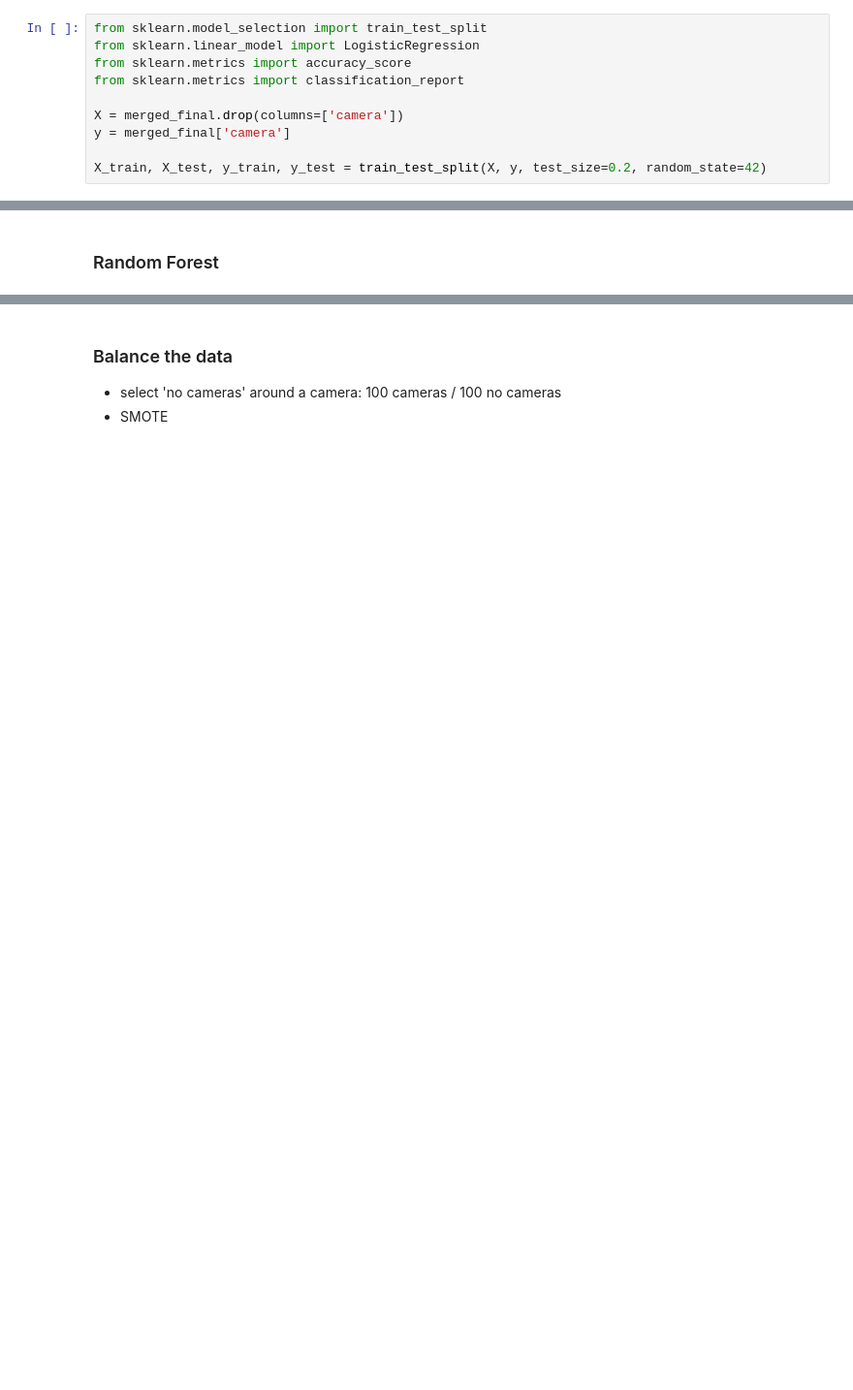
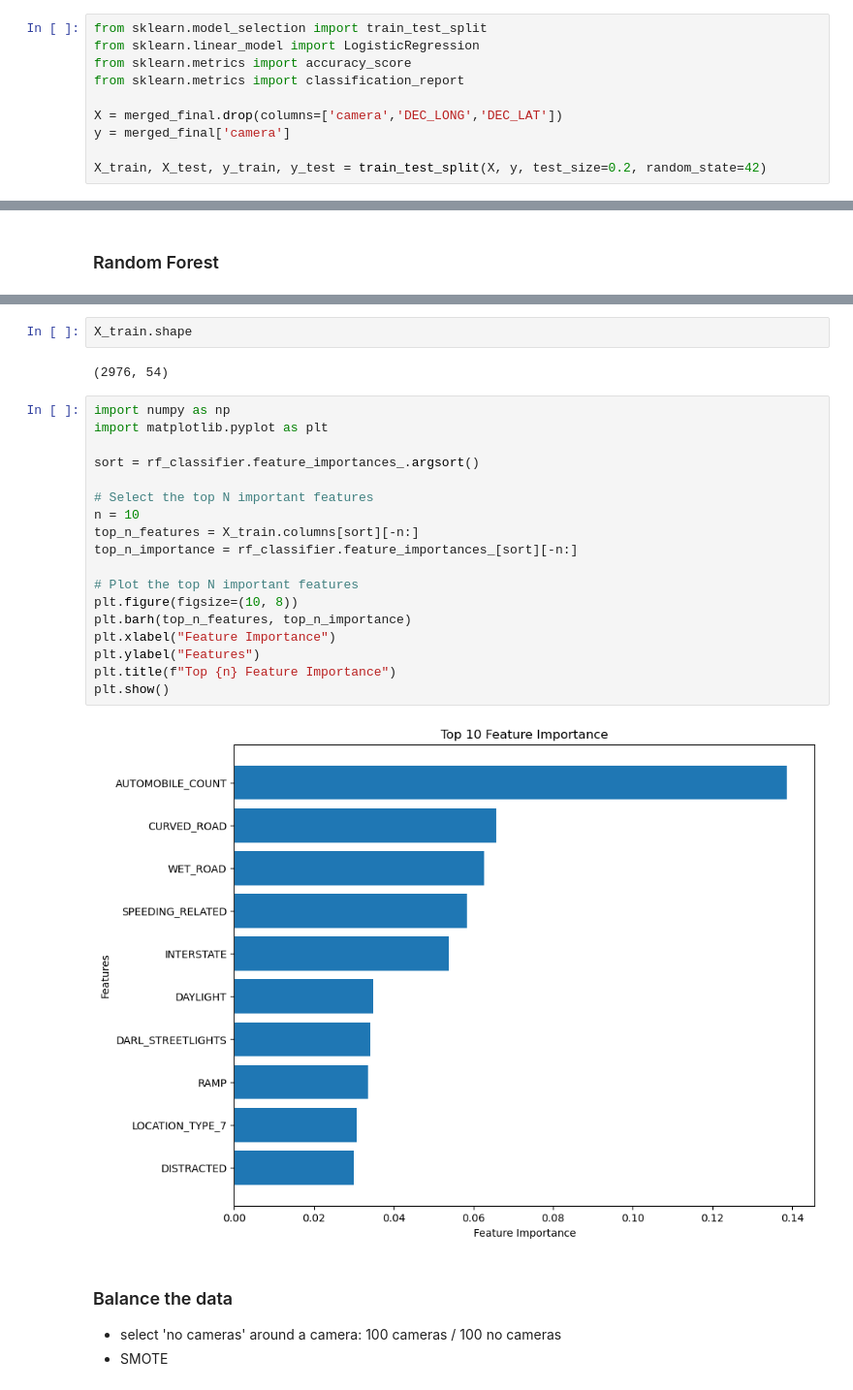
Before and after one commit to hahuynh1/Data-Science-ITS-Capstone, a Jupyter notebook: ITS.ipynb, the cells around one changed output, grey strips where cells are left out. Shown at 97% size. Saved outputs shown, nothing was run; the diff lists cells and outputs as text; blank space fills up the shorter version.

```diff
--- a/ITS.ipynb
+++ b/ITS.ipynb
@@ -493,7 +509,7 @@ from sklearn.linear_model import LogisticRegression
 from sklearn.metrics import accuracy_score
 from sklearn.metrics import classification_report
 
-X = merged_final.drop(columns=['camera'])
+X = merged_final.drop(columns=['camera','DEC_LONG','DEC_LAT'])
 y = merged_final['camera']
 
 X_train, X_test, y_train, y_test = train_test_split(X, y, test_size=0.2, random_state=42)
@@ -548,3 +557,27 @@ weighted avg       0.93      0.93      0.92       744
+# %%
+X_train.shape
+# %% [output]
+(2976, 54)
+# %%
+import numpy as np
+import matplotlib.pyplot as plt
+
+sort = rf_classifier.feature_importances_.argsort()
+
+# Select the top N important features
+n = 10
+top_n_features = X_train.columns[sort][-n:]
+top_n_importance = rf_classifier.feature_importances_[sort][-n:]
+
+# Plot the top N important features
+plt.figure(figsize=(10, 8))
+plt.barh(top_n_features, top_n_importance)
+plt.xlabel("Feature Importance")
+plt.ylabel("Features")
+plt.title(f"Top {n} Feature Importance")
+plt.show()
+# %% [output]
+[figure, added]
 # %% [markdown]
 ### Balance the data
 - select 'no cameras' around a camera: 100 cameras / 100 no cameras
```
Also changed, not shown: parts of 34 cells of this notebook.
